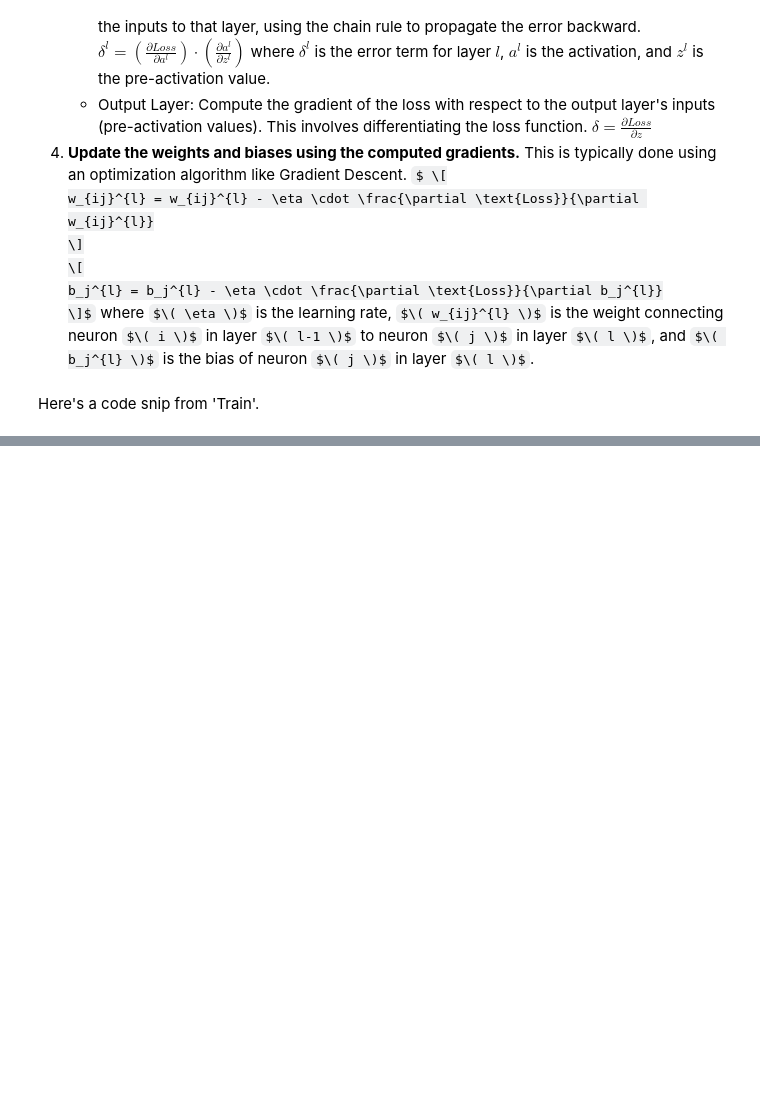
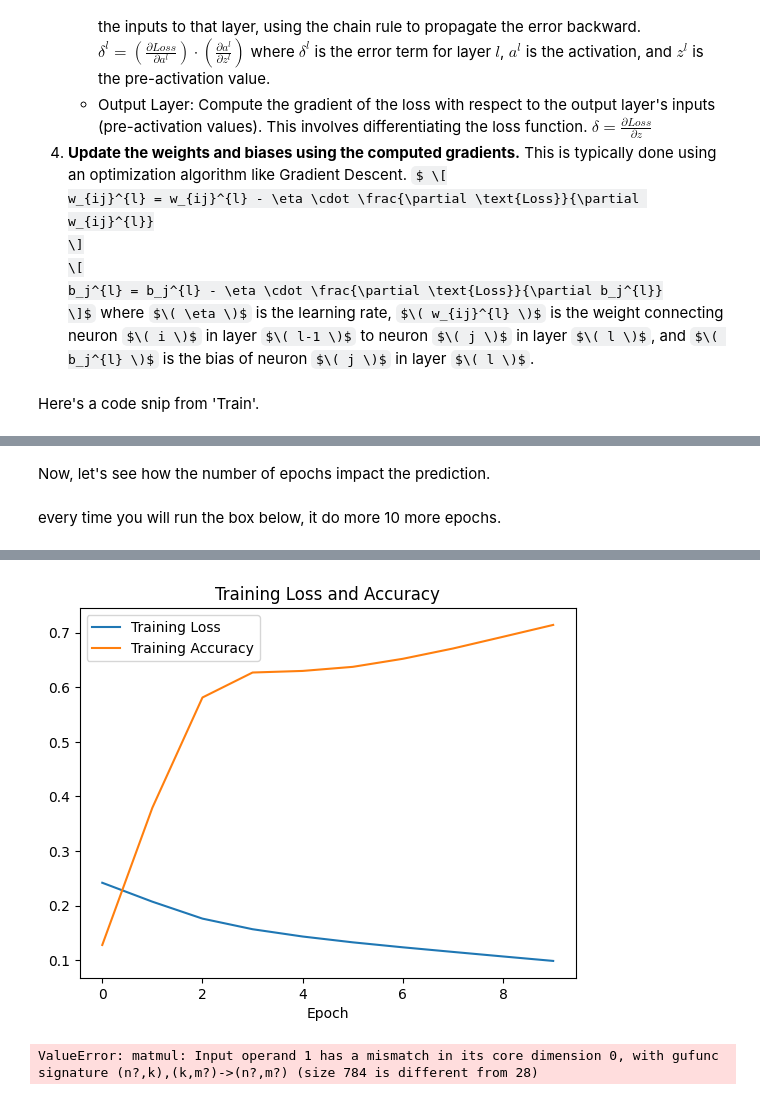
Before and after one commit to NoaVelner/Differential_Private_Neural_Network, a Jupyter notebook: introductionToNeuralNetwork.ipynb, the cells around one changed output, grey strips where cells are left out. Cells and saved outputs as stored; diff of their text form; code cells hidden in the pictures; some formulas as TeX source; blank space fills up the shorter version.

```diff
--- a/introductionToNeuralNetwork.ipynb
+++ b/introductionToNeuralNetwork.ipynb
@@ -325,0 +327,9 @@ Here's a code snip from 'Train'.
+# %%
+x_train, y_train, x_test, y_test = Train.load_mnist()
+input_shape = 784
+hidden_shape = [512, 512]
+output_shape = 10
+# %%
+nn = Train.CreateModel(input_size=input_shape, output_size=output_shape, hidden_size=hidden_shape, noise=0.01)
+# %% [markdown]
+Now, let's see how the number of epochs impact the prediction.
@@ -325,0 +354,5 @@ Here's a code snip from 'Train'.
+# %% [markdown]
+every time you will run the box below, it do more 10 more epochs.
+# %%
+nn.train(x_train, y_train, initial_learning_rate=0.001, decay=0.001, n_epochs=10, plot_training_results=True)
+# %% [output]
@@ -325,0 +360,8 @@ Here's a code snip from 'Train'.
+[figure, added]
+# %%
+# guesses = nn.get_prediction(samples=x_test)
+# print("Test Loss:", nn.test_loss(x_test, y_test))
+# print("Test Accuracy:", nn.test_accuracy(x_test, y_test))
+plot_pred(nn.get_prediction(samples=x_test))
+# %% [output]
+ValueError: matmul: Input operand 1 has a mismatch in its core dimension 0, with gufunc signature (n?,k),(k,m?)->(n?,m?) (size 784 is different from 28)
```
Also changed, not shown: parts of 4 cells of this notebook, 3 other files.
